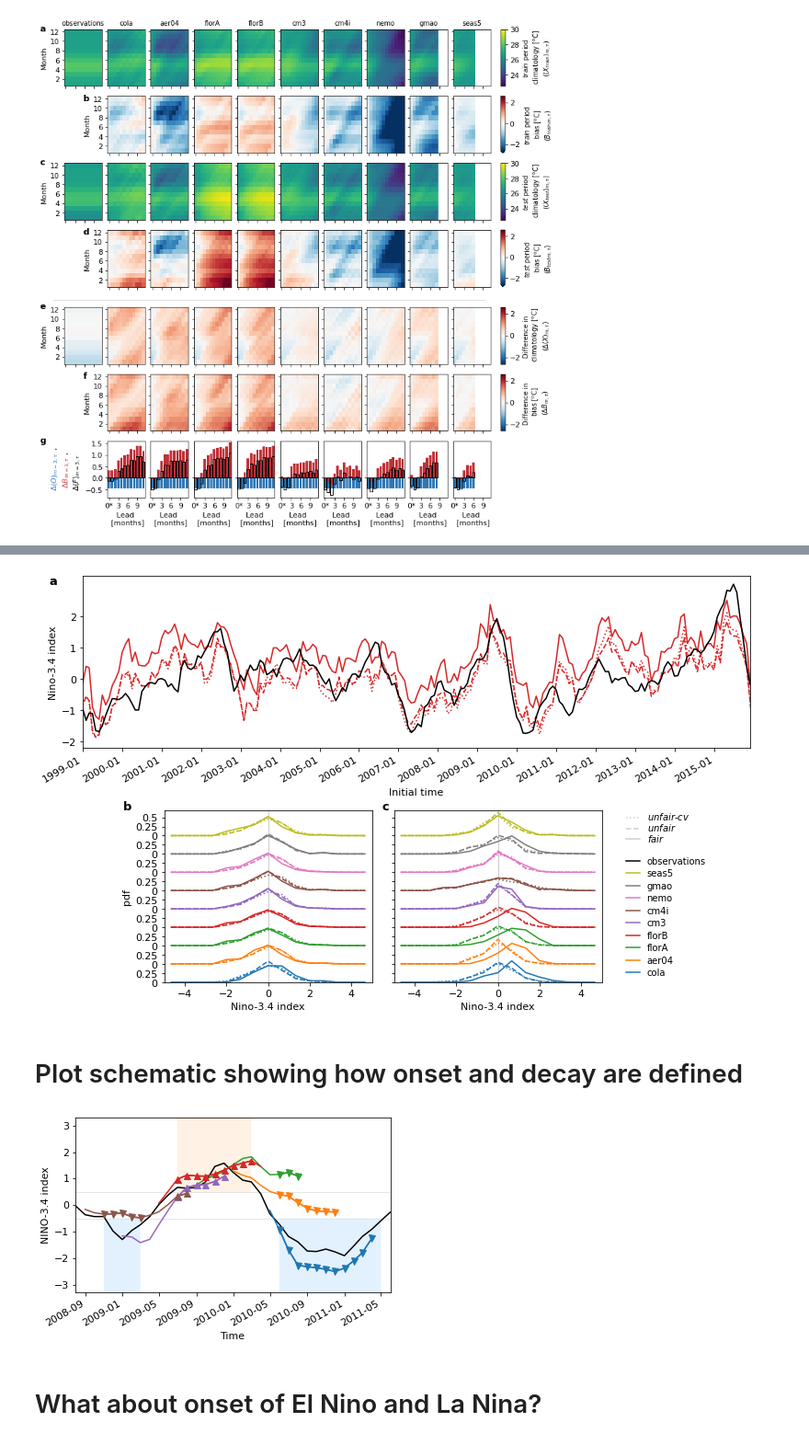
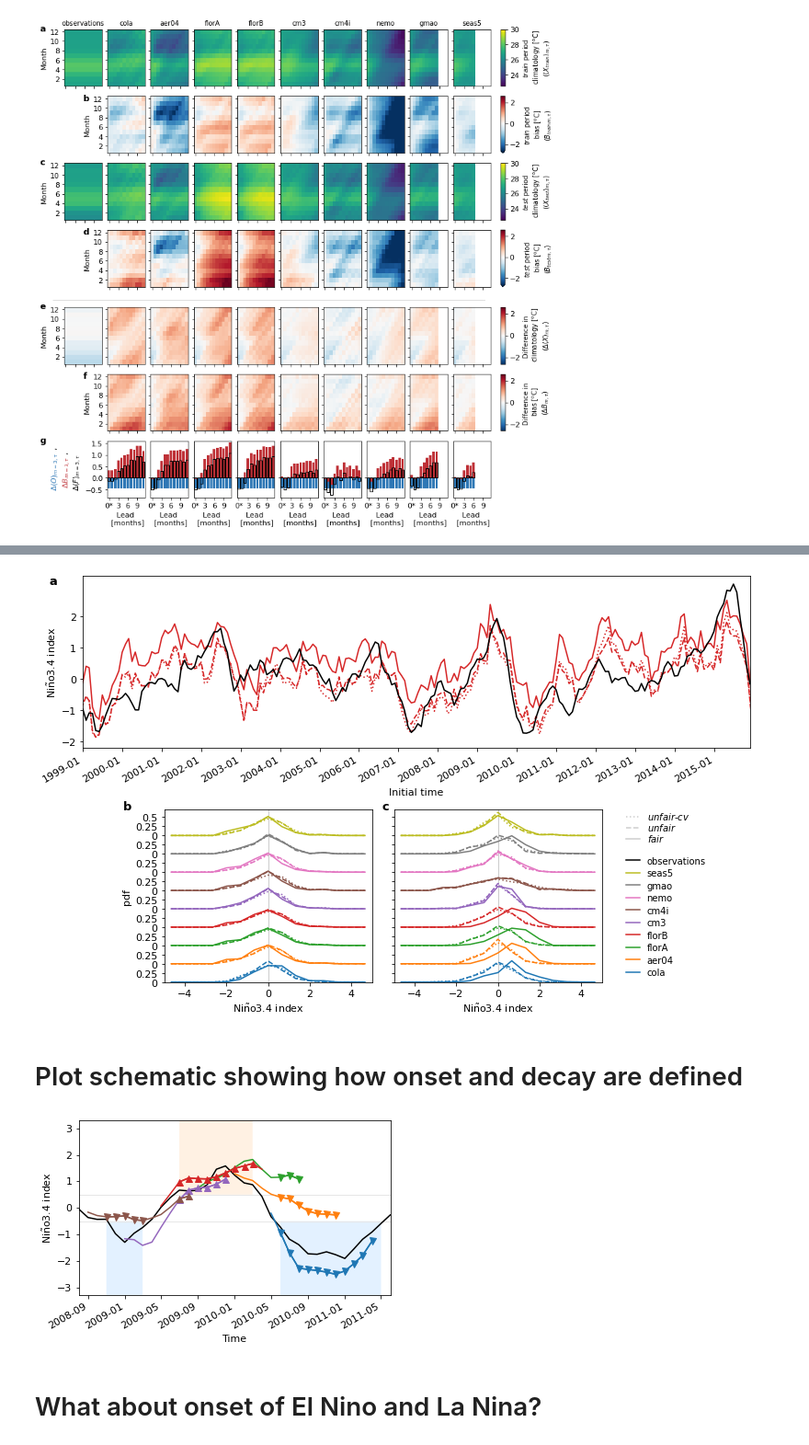
Before and after one commit to dougiesquire/paper_Risbey-Squire_ENSO, a Jupyter notebook: Risbey_Nature.ipynb, the cells around one changed output, grey strips where cells are left out. Shown at 92% size. Cells and saved outputs as stored; diff of their text form; code cells hidden in the pictures.

```diff
--- a/Risbey_Nature.ipynb
+++ b/Risbey_Nature.ipynb
@@ -1719,7 +1719,7 @@ with mpl.rc_context(rc=rc_params):
     lead = 11
     l = (obs-shift).sel(lead_time=lead).shift(init_date=lead).sel(init_date=plot_period).plot(ax=ax1, color='k', label='observations')
     l[0].set_clip_on(False)
-    l = (hcst-shift).sel(lead_time=lead).shift(init_date=lead).sel(init_date=plot_period).plot(ax=ax1, color=model_color, label='model')
+    l = (hcst-shift).sel(lead_time=lead).shift(init_date=lead).sel(init_date=plot_period).plot(ax=ax1, color=model_color, label='dynamical model')
     l[0].set_clip_on(False)
 
     obs_for_clim = (obs-shift).sel(lead_time=lead).shift(init_date=lead).sel(init_date=clim_period)
@@ -1788,7 +1788,7 @@ with mpl.rc_context(rc=rc_params):
     ax1.set_xlabel('')
     ax1.text(np.datetime64(plot_start)+1,29.7,'0$^*$ months lead')
     ax1.text(np.datetime64(plot_start)+1,29.7-shift,f'{lead} months lead')
-    ax1.legend(ncol=2, loc='lower right', frameon=False, bbox_to_anchor=[0,0.04,0.98,0.97])
+    ax1.legend(ncol=2, loc='lower right', frameon=False, bbox_to_anchor=[0,0.02,0.98,0.97])
     import matplotlib.dates as mdates
     ax1.xaxis.set_major_formatter(mdates.DateFormatter('%Y'))
 
@@ -2204,7 +2204,7 @@ with mpl.rc_context(rc=rc_params):
              np.datetime64(full_period[-1]))
     plt.ylim(-1.8,1.2+2*(col_n-1))
     plt.xlabel('Initial date')
-    plt.ylabel('Forecast error')
+    plt.ylabel(r'Ni$\tilde{\mathrm{n}}$o3.4 forecast error')
 
     legend = plt.legend(ncol=5, fontsize=fontsize-1, loc='lower right', bbox_to_anchor=[0.02,-0.005,0.98,0.5], framealpha=0.5)
     legend.get_frame().set_facecolor('w')
@@ -3396,7 +3560,7 @@ with mpl.rc_context(rc=rc_params):
             cax_y = [0.8, 0.6, 0.4,]
             label = ['Mean $fair$ \nanomalies [$^\mathrm{o}$C]',
                     'Mean $fair$-$all$ \nanomalies [$^\mathrm{o}$C]',
-                    'Mean $fair$-$slide$ \nanomalies [$^\mathrm{o}$C]']
+                    'Mean $fair$-$sliding$ \nanomalies [$^\mathrm{o}$C]']
             for idc, p in enumerate(ps):
                 cbaxes = fig.add_axes([1.01, cax_y[idc], 0.01, height])
                 cb = plt.colorbar(p, cax = cbaxes)
@@ -3444,5 +3608,5 @@ with mpl.rc_context(rc=rc_params):
         count += 1
 
     # plt.savefig(saveloc + 'nino34_mean_anomalies.eps', format='eps', bbox_inches='tight')
-#     plt.savefig(saveloc + 'FigS_contours.pdf', format='pdf', bbox_inches='tight')
+    plt.savefig(saveloc + 'FigS_contours.pdf', format='pdf', bbox_inches='tight')
 # %% [output]
@@ -3493,7 +3657,7 @@ with mpl.rc_context(rc=rc_params):
                       rotation=30)
     ax.set_ylim(-2.2,3.3);
     ax.set_xlabel('Initial time')
-    ax.set_ylabel('Nino-3.4 index')
+    ax.set_ylabel(r'Ni$\tilde{\mathrm{n}}$o3.4 index')
     ax.set_title('');
     ax.set_yticks(np.arange(-2,3,1))
 
@@ -3525,7 +3689,7 @@ with mpl.rc_context(rc=rc_params):
             ax.plot([1000,1001], [1000,1001], color='k', linestyle='-', label='observations')
 
         ax.set_ylim(0,0.5*(len(models))+0.1)
-        ax.set_xlabel('Nino-3.4 index')
+        ax.set_xlabel(r'Ni$\tilde{\mathrm{n}}$o3.4 index')
         if idy == 0:
             ax.text(-0.2,1.0,'b',fontsize=label_fontsize,weight="bold",transform=ax.transAxes)
         else:
@@ -3561,7 +3725,7 @@ with mpl.rc_context(rc=rc_params):
     # plt.savefig(saveloc + 'nino34_timeseries_pdflead0and6_CV.eps', format='eps', bbox_inches='tight')
     plt.savefig(saveloc + 'FigB4_crossvalidation.pdf', format='pdf', bbox_inches='tight')
 # %% [output]
-[figure, old version]
+[figure, new version]
 # %% [markdown]
 # Plot schematic showing how onset and decay are defined
 # %%
@@ -3595,34 +3759,34 @@ with mpl.rc_context(rc=rc_params):
                      100*obs_nino34[anomaly_gp].where(obs_where_lanina[anomaly_gp]).sel(lead_time=0),
                      -0.5, #-100*obs_nino34[anomaly_gp].where(obs_where_lanina[anomaly_gp]).sel(lead_time=0),
                      facecolor=upper_color, linewidth=0.0, zorder=0)
 
     for idx, date in enumerate(fcst_dates):
         plt.plot(doppyo.utils.leadtime_to_datetime(fcst_to_plot[anomaly_gp].sel(init_date=date)).time.values,
                  doppyo.utils.leadtime_to_datetime(fcst_to_plot[anomaly_gp].sel(init_date=date)).mean('ensemble'),
                  color=colors[idx], zorder=1, label='NMME individual model ensemble average')
 
     for idx, date in enumerate(fcst_dates):
         plt.plot(doppyo.utils.leadtime_to_datetime(fcst_to_plot[anomaly_gp].sel(init_date=date)).time.values,
                  doppyo.utils.leadtime_to_datetime(fcst_to_plot[anomaly_gp].where(obs_where_elnino_onset[anomaly_gp]).sel(init_date=date)).mean('ensemble'),
                  color=colors[idx], zorder=1, label='_nolegend_', marker='^', markersize=7)
 
     for idx, date in enumerate(fcst_dates):
         plt.plot(doppyo.utils.leadtime_to_datetime(fcst_to_plot[anomaly_gp].sel(init_date=date)).time.values,
                  doppyo.utils.leadtime_to_datetime(fcst_to_plot[anomaly_gp].where(obs_where_lanina_onset[anomaly_gp]).sel(init_date=date)).mean('ensemble'),
                  color=colors[idx], zorder=1, label='_nolegend_', marker='v', markersize=7)
 
     # plt.plot(['1997-01','1999-01'],[0.5,0.5], zorder=0)
     # plt.plot(['2007','2012'],[-0.5,-0.5], zorder=0)
     plt.xlim('2008-08','2011-06')
     plt.ylim(-3.3,3.3);
     plt.xlabel('Time');
-    plt.ylabel('NINO-3.4 index');
+    plt.ylabel(r'Ni$\tilde{\mathrm{n}}$o3.4 index');
     plt.title('')
 
     plt.tight_layout();
     # plt.savefig(saveloc + 'nino34_onset_schematic.eps', format='eps', bbox_inches='tight')
     plt.savefig(saveloc + 'FigM_onset.pdf', format='pdf', bbox_inches='tight')
 # %% [output]
-[figure, old version]
+[figure, new version]
 # %% [markdown]
 # What about onset of El Nino and La Nina?
```
Also changed, not shown: parts of 22 cells of this notebook.
